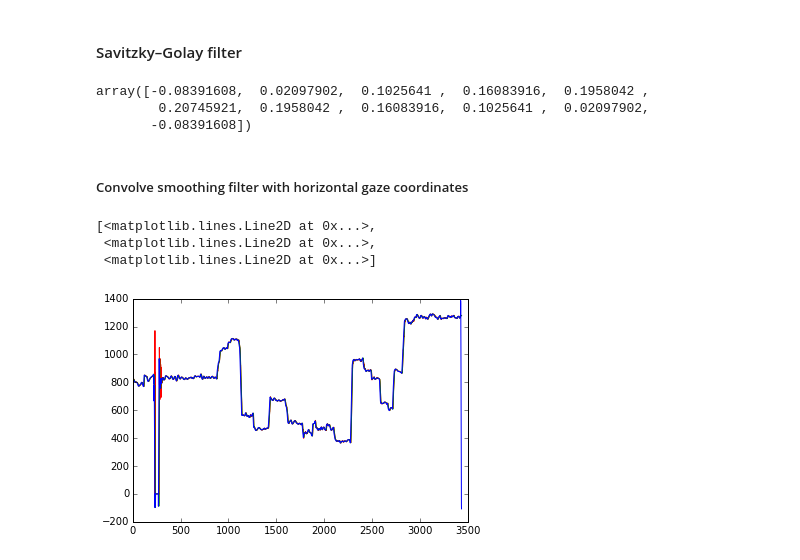
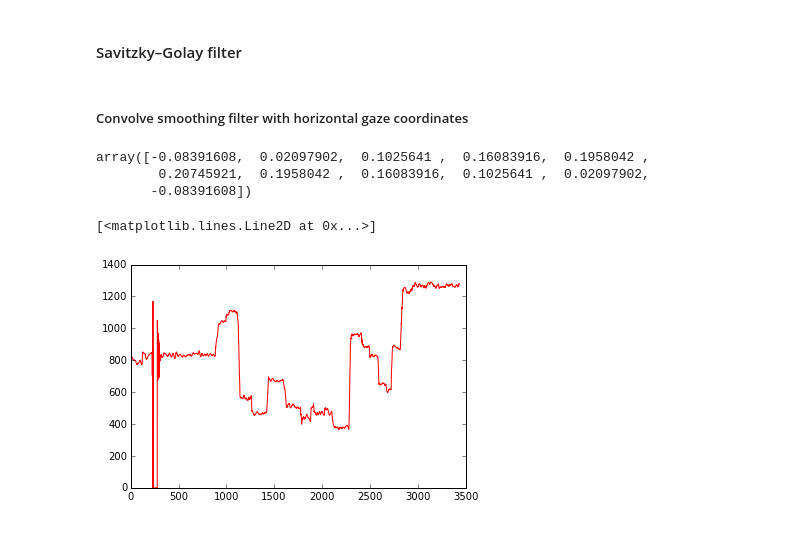
Before and after one commit to RyanHope/gazetools_cl, a Jupyter notebook: gazetools_test.ipynb, the cells around one changed output. Saved outputs shown, nothing was run; the diff lists cells and outputs as text; code cells hidden in the pictures.

Commit message:
further inspection shows cl convolve is sorta broke

```diff
--- a/gazetools_test.ipynb
+++ b/gazetools_test.ipynb
@@ -139,6 +139,8 @@ dtypes: float64(6), int64(9), object(1)
 memory usage: 456.5+ KB
 # %% [markdown]
 #### Savitzky–Golay filter
+# %% [markdown]
+##### Convolve smoothing filter with horizontal gaze coordinates
 # %%
 smooth = savgol_coeffs(11, 2, 0, 1.0/500.0) # window length 2, order 2, derivitive 0
 smooth
@@ -146,17 +148,13 @@ smooth
 array([-0.08391608,  0.02097902,  0.1025641 ,  0.16083916,  0.1958042 ,
         0.20745921,  0.1958042 ,  0.16083916,  0.1025641 ,  0.02097902,
        -0.08391608])
-# %% [markdown]
-##### Convolve smoothing filter with horizontal gaze coordinates
 # %%
 x = np.array(df["smi_sxl"], dtype=np.float32) # horizontal gaze
 x_np = convolve1d_np(x, smooth) # numpy reference
 x_cl = convolve1d(ctx, x, smooth) # gazetools opencl implementation
 # %%
 t = np.arange(x.shape[0])
-plt.plot(t,x,'r-',t,x_np,'g-',t,x_cl,'b-')
+plt.plot(t,x,'r-')
 # %% [output]
-[<matplotlib.lines.Line2D at 0x...>,
- <matplotlib.lines.Line2D at 0x...>,
- <matplotlib.lines.Line2D at 0x...>]
+[<matplotlib.lines.Line2D at 0x...>]
-[figure, old version]
+[figure, new version]
```
Also changed, not shown: parts of 6 cells of this notebook.
